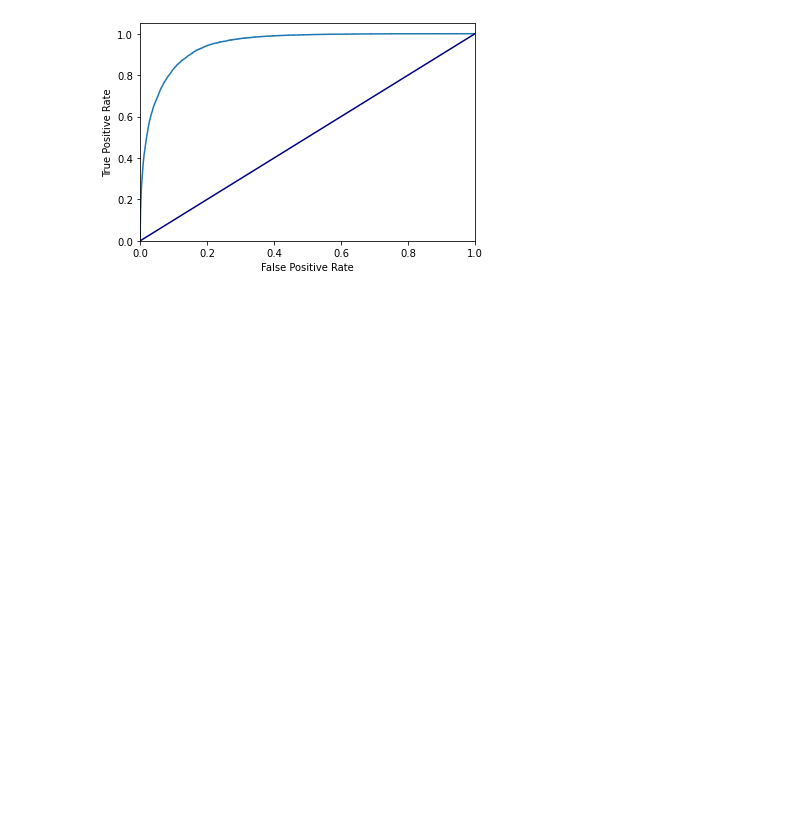
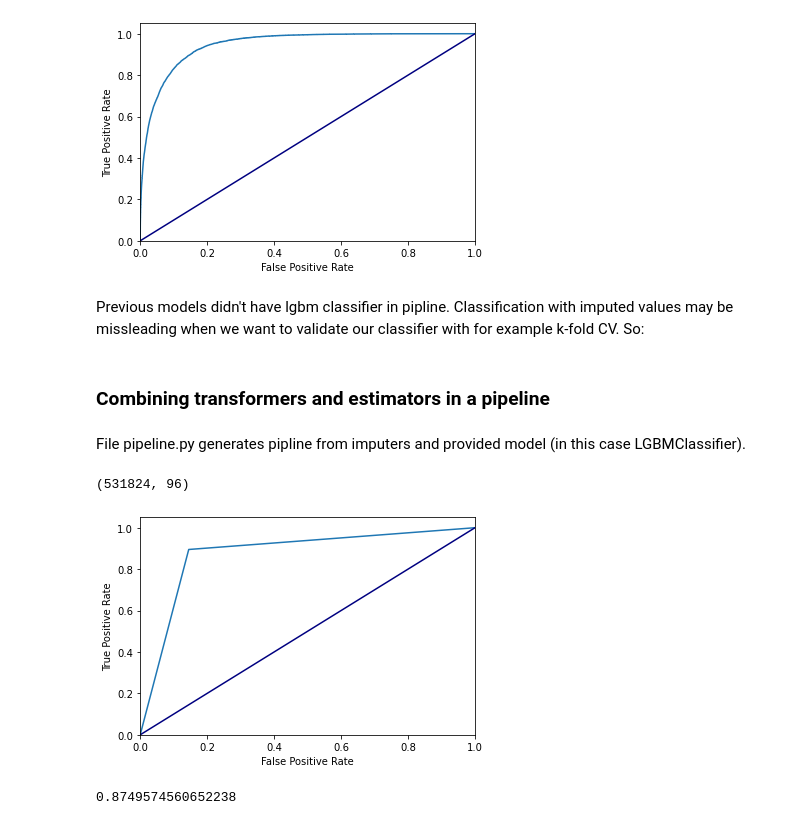
Before and after one commit to QuickSword/decision-support-systems-course, a Jupyter notebook: Decision_systems_semester_project.ipynb, the cells around one changed output. Cells and saved outputs as stored; diff of their text form; code cells hidden in the pictures; blank space fills up the shorter version.

Commit message:
classifier with pipeline

```diff
--- a/Decision_systems_semester_project.ipynb
+++ b/Decision_systems_semester_project.ipynb
@@ -340,3 +344,18 @@ plt.ylabel('True Positive Rate')
 plt.show()
 # %% [output]
 [figure]
+# %% [markdown]
+Previous models didn't have lgbm classifier in pipline. Classification with imputed values may be missleading when we want to validate our classifier with for example k-fold CV. So:
+# %% [markdown]
+### Combining transformers and estimators in a pipeline
+# %% [markdown]
+File pipeline.py generates pipline from imputers and provided model (in this case LGBMClassifier).
+# %%
+dataSet = pd.read_csv("FitFood_competition_data_training.csv", sep=';')
+y = dataSet.pop('will_it_sell')
+X_train, X_test, y_train, y_test = train_test_split(dataSet, y, test_size=0.2, random_state=42, stratify=y)
+del X_train["cooking_time"]
+del X_test["cooking_time"]
+dataSet.shape
+# %% [output]
+(531824, 96)
@@ -342,0 +364,31 @@ plt.show()
+# %%
+paramed_model = lgbm.LGBMClassifier(**FIXED_PARAMS, device="gpu")
+bst = {'colsample_bytree': 0.9644122653638829, 'min_child_samples': 281, \
+       'min_child_weight': 0.001, 'num_leaves': 79, 'reg_alpha': 2, 'reg_lambda': 50, \
+       'subsample': 0.3124968711594125}
+paramed_model.set_params(**bst)
+X_train, X_validate, y_train, y_validate = train_test_split(dataSet, y, test_size=0.2, random_state=42, stratify=y)
+
+pip_est = model(paramed_model, X_train)
+pip_est.fit(X_train, y_train)
+
+preds = pip_est.predict(X_validate)
+
+fpr, tpr, thresholds = metrics.roc_curve(y_validate, preds)
+
+
+roc_auc = dict()
+plt.figure()
+plt.plot(fpr, tpr)
+plt.plot([0, 1], [0, 1], color='navy')
+plt.xlim([0.0, 1.0])
+plt.ylim([0.0, 1.05])
+plt.xlabel('False Positive Rate')
+plt.ylabel('True Positive Rate')
+plt.show()
+# %% [output]
+[figure, added]
+# %%
+metrics.auc(fpr, tpr)
+# %% [output]
+0.8749574560652238
```
Also changed, not shown: parts of 23 cells of this notebook.
